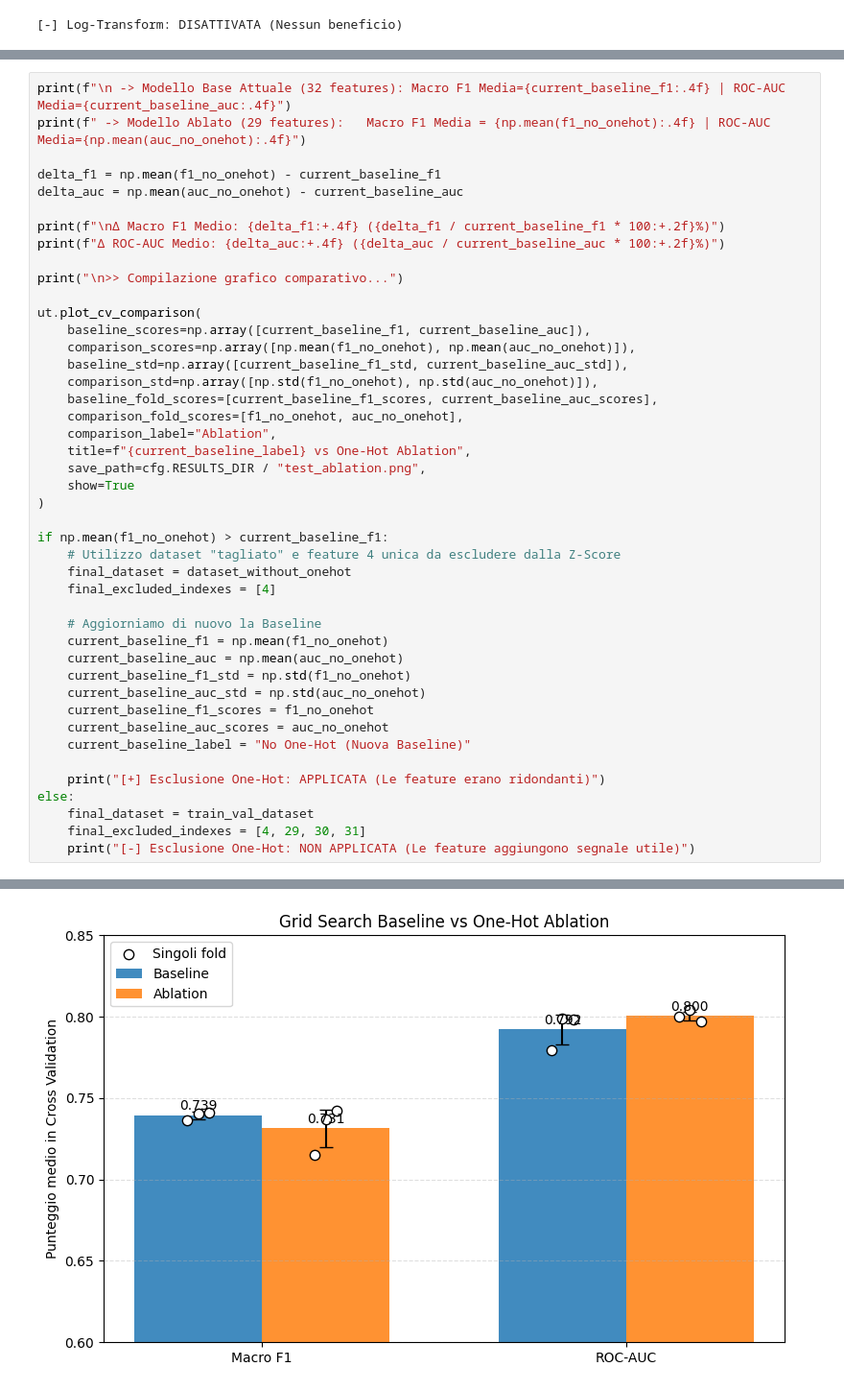
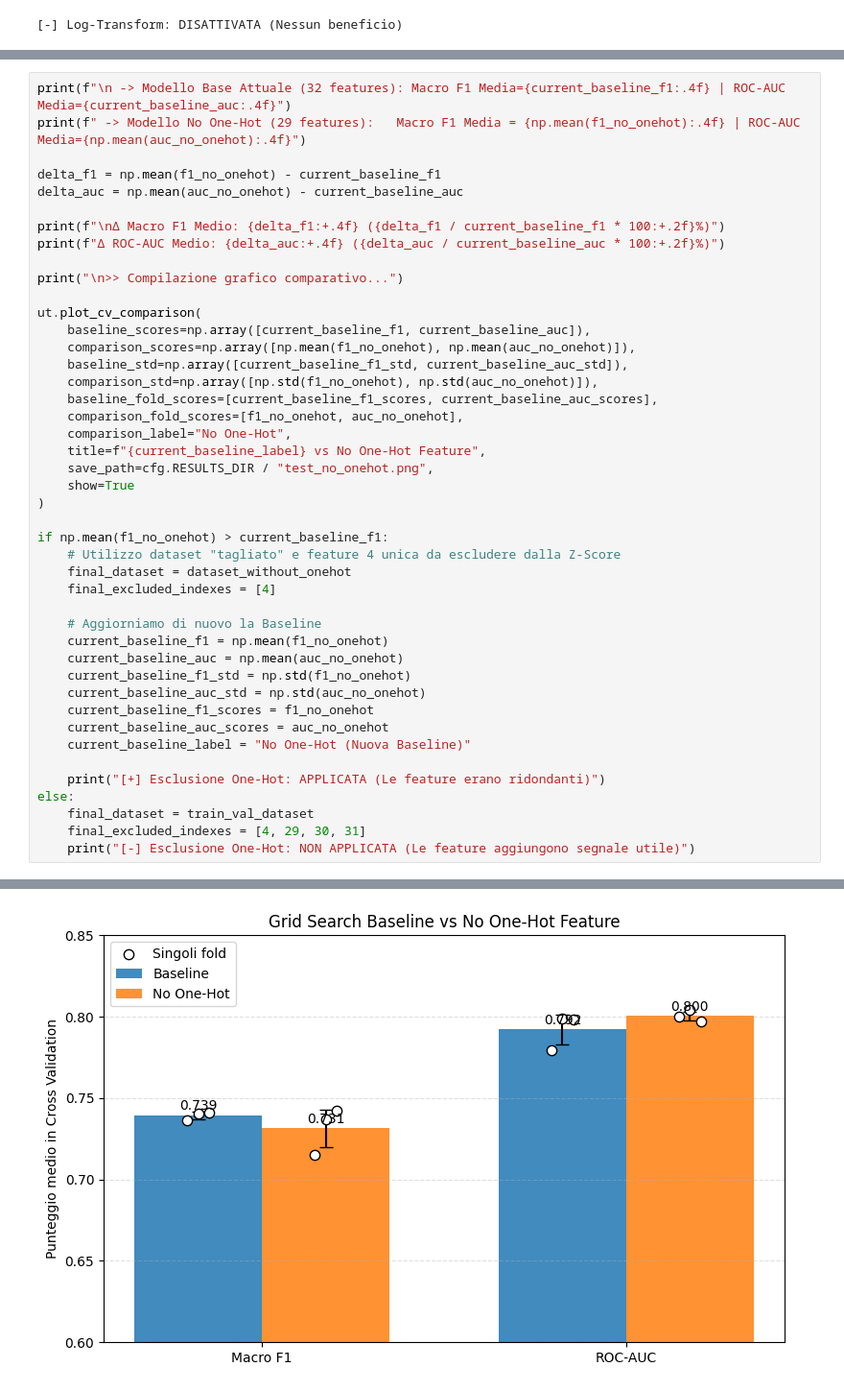
Before and after one commit to RuudGaled/protein-classification-comparison, a Jupyter notebook: notebooks/model_comparison.ipynb, the cells around one changed output, grey strips where cells are left out. Shown at 96% size. Cells and saved outputs as stored; diff of their text form.

```diff
--- a/notebooks/model_comparison.ipynb
+++ b/notebooks/model_comparison.ipynb
@@ -363,7 +363,7 @@ Test di Esclusione delle Feature One-Hot
    Risultati Fold 3 | Macro F1: 0.7422 | ROC-AUC: 0.7972
 # %%
 print(f"\n -> Modello Base Attuale (32 features): Macro F1 Media={current_baseline_f1:.4f} | ROC-AUC Media={current_baseline_auc:.4f}")
-print(f" -> Modello Ablato (29 features):   Macro F1 Media = {np.mean(f1_no_onehot):.4f} | ROC-AUC Media={np.mean(auc_no_onehot):.4f}")
+print(f" -> Modello No One-Hot (29 features):   Macro F1 Media = {np.mean(f1_no_onehot):.4f} | ROC-AUC Media={np.mean(auc_no_onehot):.4f}")
 
 delta_f1 = np.mean(f1_no_onehot) - current_baseline_f1
 delta_auc = np.mean(auc_no_onehot) - current_baseline_auc
@@ -380,9 +380,9 @@ ut.plot_cv_comparison(
     comparison_std=np.array([np.std(f1_no_onehot), np.std(auc_no_onehot)]),
     baseline_fold_scores=[current_baseline_f1_scores, current_baseline_auc_scores],
     comparison_fold_scores=[f1_no_onehot, auc_no_onehot],
-    comparison_label="Ablation",
-    title=f"{current_baseline_label} vs One-Hot Ablation",
-    save_path=cfg.RESULTS_DIR / "test_ablation.png",
+    comparison_label="No One-Hot",
+    title=f"{current_baseline_label} vs No One-Hot Feature",
+    save_path=cfg.RESULTS_DIR / "test_no_onehot.png",
     show=True
 )
 
@@ -411,9 +411,9 @@ else:
 
 Δ Macro F1 Medio: -0.0079 (-1.07%)
 Δ ROC-AUC Medio: +0.0082 (+1.03%)
 
 >> Compilazione grafico comparativo...
-[figure, old version]
+[figure, new version]
 [-] Esclusione One-Hot: NON APPLICATA (Le feature aggiungono segnale utile)
 # %%
 # Ulteriore esperimento di configurazione architetturale
```
Also changed, not shown: parts of 6 cells of this notebook, 2 other files.
